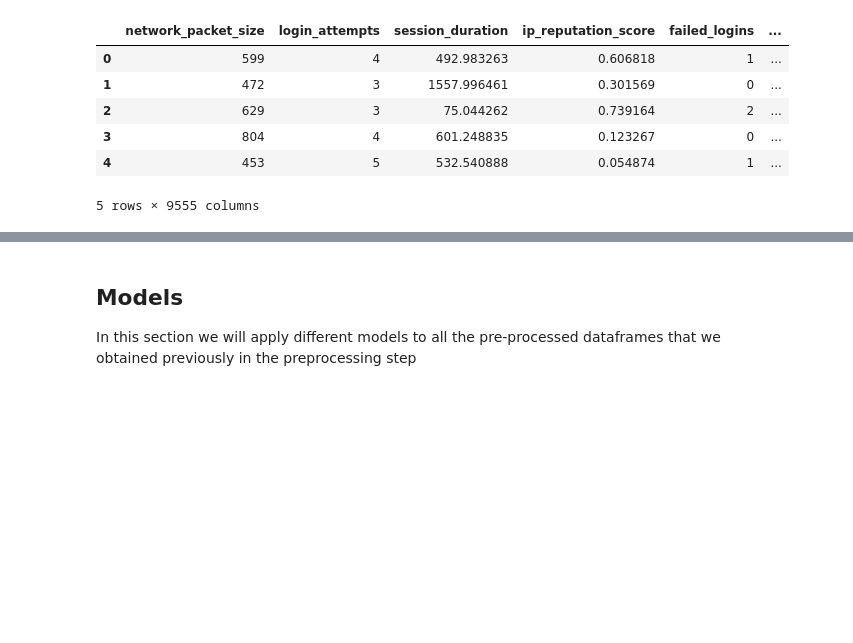
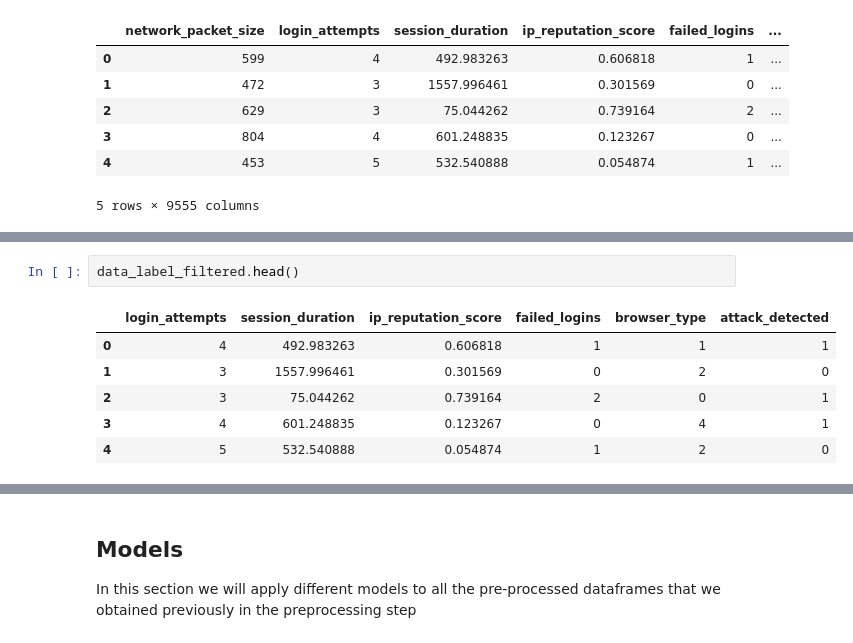
Before and after one commit to mangoshaker/Cybersecurity-Intrusion-Detection, a Jupyter notebook: Prediction.ipynb, the cells around one changed output, grey strips where cells are left out. Drawn from its saved outputs; the diff is of its cells as text; blank space fills up the shorter version.

```diff
--- a/Prediction.ipynb
+++ b/Prediction.ipynb
@@ -96,0 +125,9 @@ data_binary_unfiltered.head()
+# %%
+data_label_filtered.head()
+# %% [output]
+|  | login_attempts | session_duration | ip_reputation_score | failed_logins | browser_type | attack_detected |
+| 0 | 4 | 492.983263 | 0.606818 | 1 | 1 | 1 |
+| 1 | 3 | 1557.996461 | 0.301569 | 0 | 2 | 0 |
+| 2 | 3 | 75.044262 | 0.739164 | 2 | 0 | 1 |
+| 3 | 4 | 601.248835 | 0.123267 | 0 | 4 | 1 |
+| 4 | 5 | 532.540888 | 0.054874 | 1 | 2 | 0 |
```
Also changed, not shown: parts of 10 cells of this notebook.
